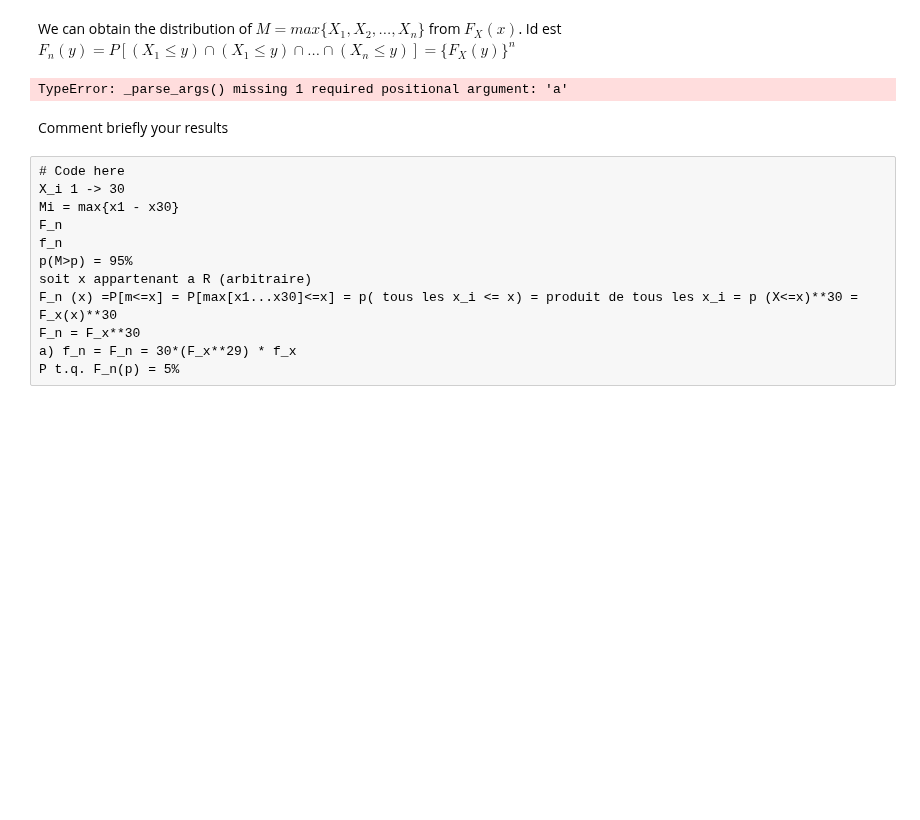
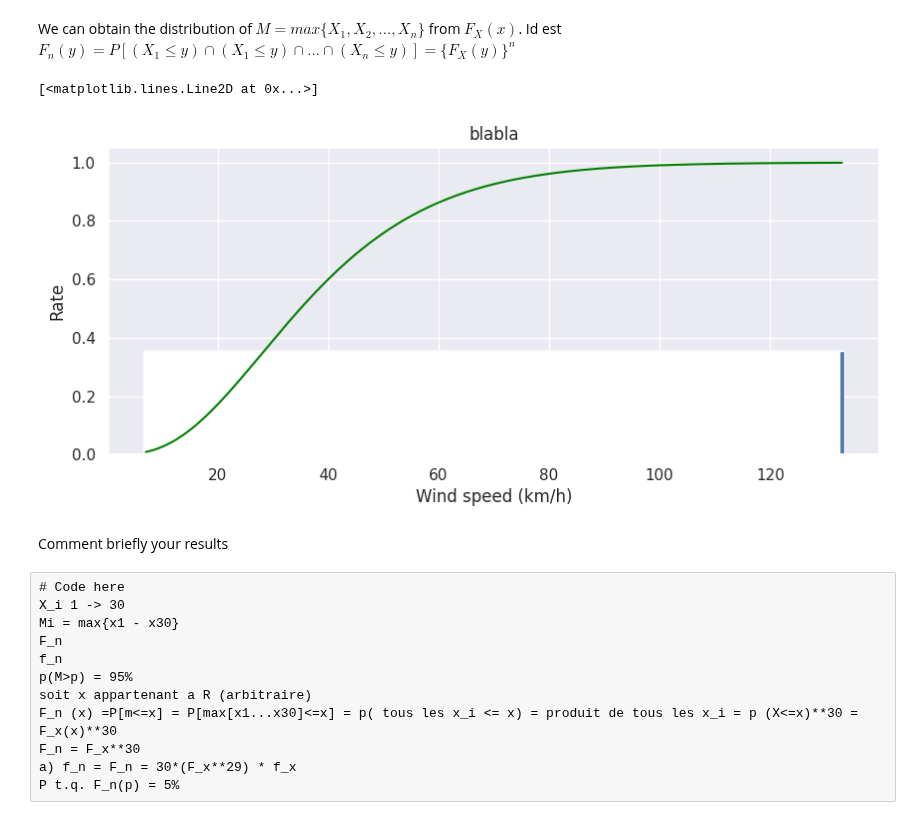
Before and after one commit to Emilevillette/LEPL1109-Hackatons, a Jupyter notebook: Hackaton 1/hack1_without_code.ipynb, the cells around one changed output. Cells and saved outputs as stored; diff of their text form; code cells hidden in the pictures; blank space fills up the shorter version.

```diff
--- a/Hackaton 1/hack1_without_code.ipynb
+++ b/Hackaton 1/hack1_without_code.ipynb
@@ -445,9 +445,18 @@ ValueError: `bins` must increase monotonically, when an array
 # %% [markdown]
 We can obtain the distribution of $M=max\{X_1,X_2,...,X_n\}$ from $F_X(x)$. Id est $F_n(y) = P[(X_1 \leq y) \cap (X_1 \leq y) \cap ... \cap (X_n \leq y)] = \{ F_X(y) \}^n$
-# %%
-print(stats.gamma.cdf(df_be["FG"].values))
-# %% [output]
-TypeError: _parse_args() missing 1 required positional argument: 'a'
+# %%
+k_chapeau , theta_chapeau = estimate(df_be["FG"].values)
+X = np.linspace(df_be["FG"].min(), df_be["FG"].max(), 1000)
+truc = stats.gamma.cdf(X, k_chapeau, 0, theta_chapeau)
+plt.figure(figsize=(10, 4))
+plt.title("blabla")
+plt.xlabel('Wind speed (km/h)')
+plt.ylabel('Rate')
+plt.bar(X, k_chapeau/theta_chapeau)
+plt.plot(X, truc, color='green', label="MM estimation")
+# %% [output]
+[<matplotlib.lines.Line2D at 0x...>]
+[figure, added]
 # %% [markdown]
 Comment briefly your results
 # %% [raw]
```
Also changed, not shown: parts of 3 cells of this notebook.
